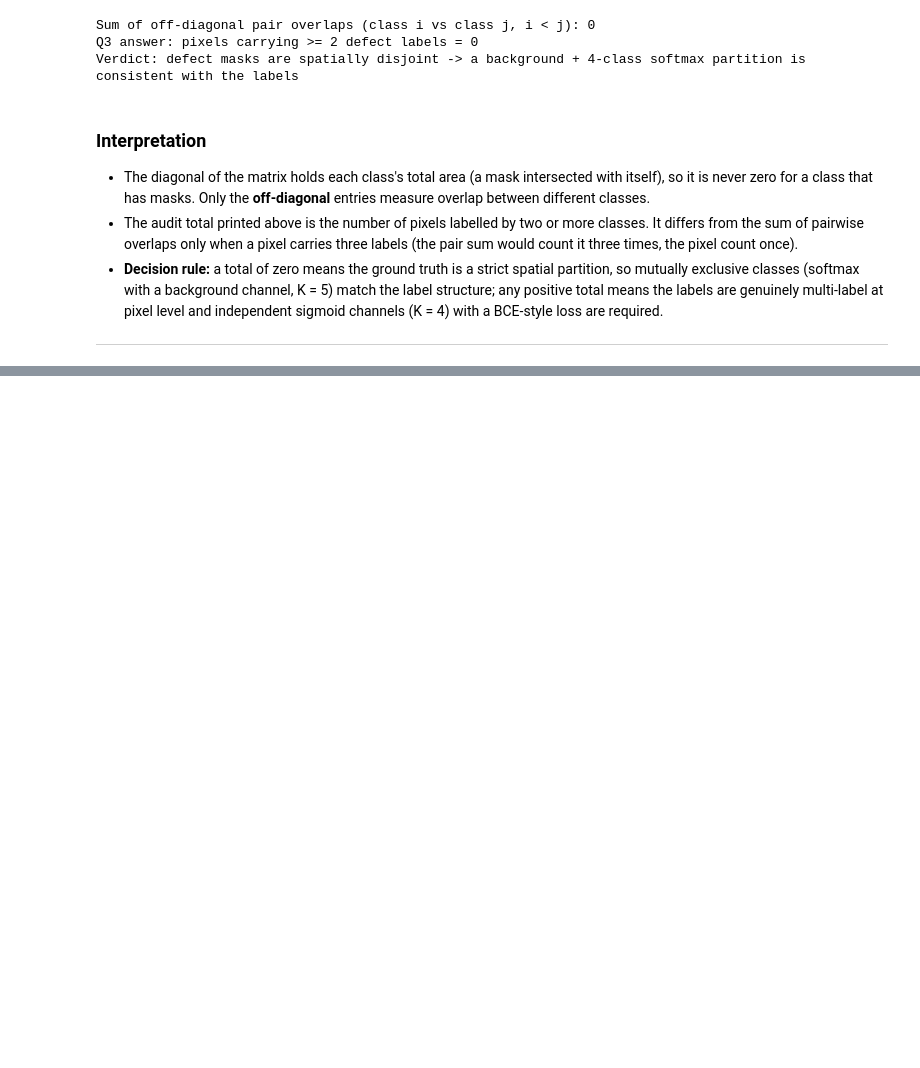
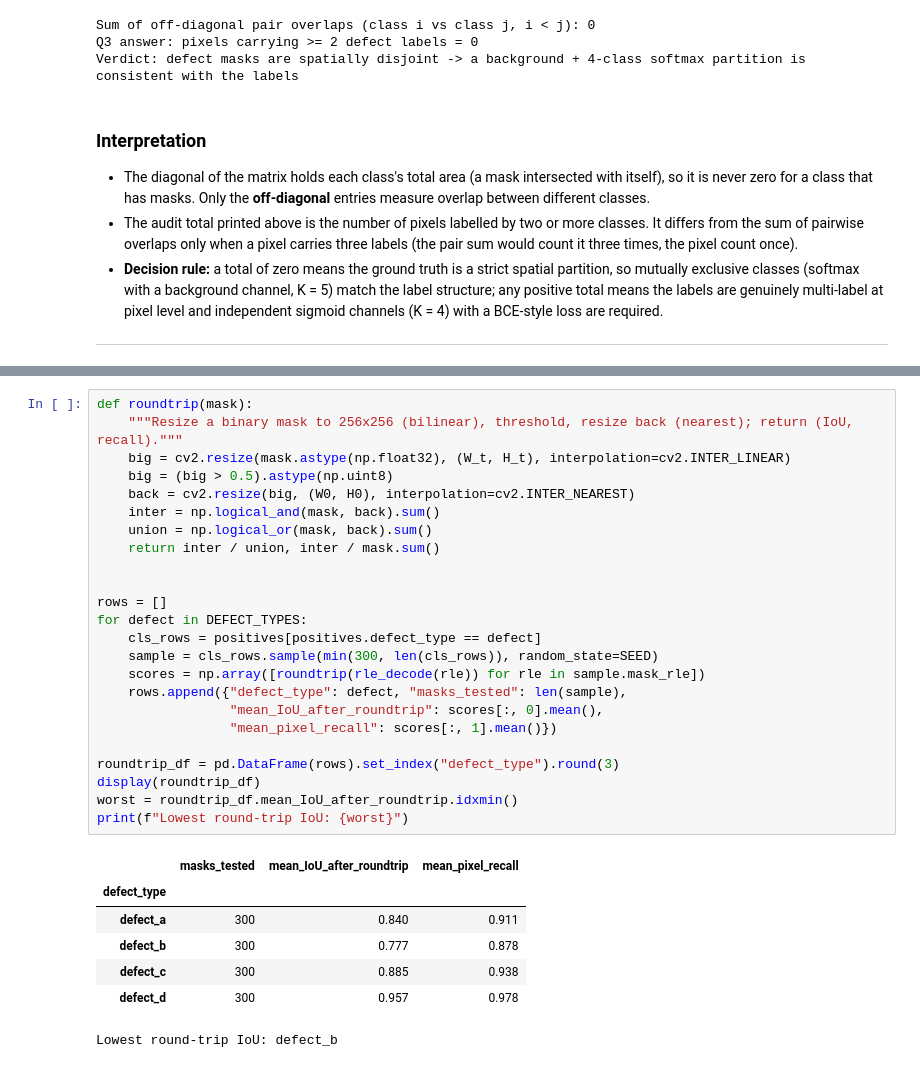
Before and after one commit to Surya-prakash-pareek/dl-genai-project-26-t3, a Jupyter notebook: notebooks/milestone-1.ipynb, the cells around one changed output, grey strips where cells are left out. Cells and saved outputs as stored; diff of their text form; blank space fills up the shorter version.

```diff
--- a/notebooks/milestone-1.ipynb
+++ b/notebooks/milestone-1.ipynb
@@ -288,0 +352,32 @@ Verdict: defect masks are spatially disjoint -> a background + 4-class softmax p
+# %%
+def roundtrip(mask):
+    """Resize a binary mask to 256x256 (bilinear), threshold, resize back (nearest); return (IoU, recall)."""
+    big = cv2.resize(mask.astype(np.float32), (W_t, H_t), interpolation=cv2.INTER_LINEAR)
+    big = (big > 0.5).astype(np.uint8)
+    back = cv2.resize(big, (W0, H0), interpolation=cv2.INTER_NEAREST)
+    inter = np.logical_and(mask, back).sum()
+    union = np.logical_or(mask, back).sum()
+    return inter / union, inter / mask.sum()
+
+
+rows = []
+for defect in DEFECT_TYPES:
+    cls_rows = positives[positives.defect_type == defect]
+    sample = cls_rows.sample(min(300, len(cls_rows)), random_state=SEED)
+    scores = np.array([roundtrip(rle_decode(rle)) for rle in sample.mask_rle])
+    rows.append({"defect_type": defect, "masks_tested": len(sample),
+                 "mean_IoU_after_roundtrip": scores[:, 0].mean(),
+                 "mean_pixel_recall": scores[:, 1].mean()})
+
+roundtrip_df = pd.DataFrame(rows).set_index("defect_type").round(3)
+display(roundtrip_df)
+worst = roundtrip_df.mean_IoU_after_roundtrip.idxmin()
+print(f"Lowest round-trip IoU: {worst}")
+# %% [output]
+|  | masks_tested | mean_IoU_after_roundtrip | mean_pixel_recall |
+| defect_type |  |  |  |
+| defect_a | 300 | 0.840 | 0.911 |
+| defect_b | 300 | 0.777 | 0.878 |
+| defect_c | 300 | 0.885 | 0.938 |
+| defect_d | 300 | 0.957 | 0.978 |
+Lowest round-trip IoU: defect_b
```
Also changed, not shown: parts of 12 cells of this notebook.
